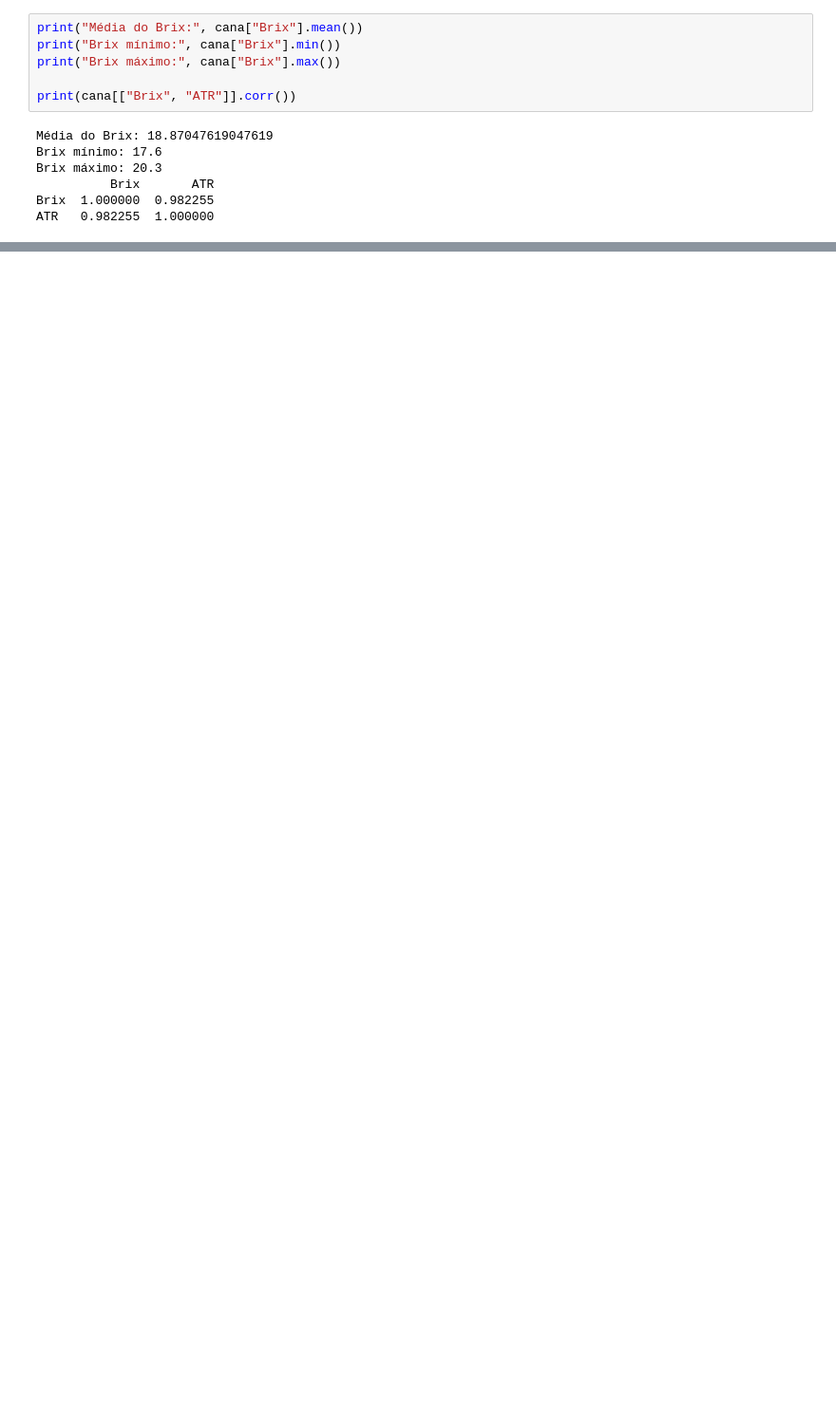
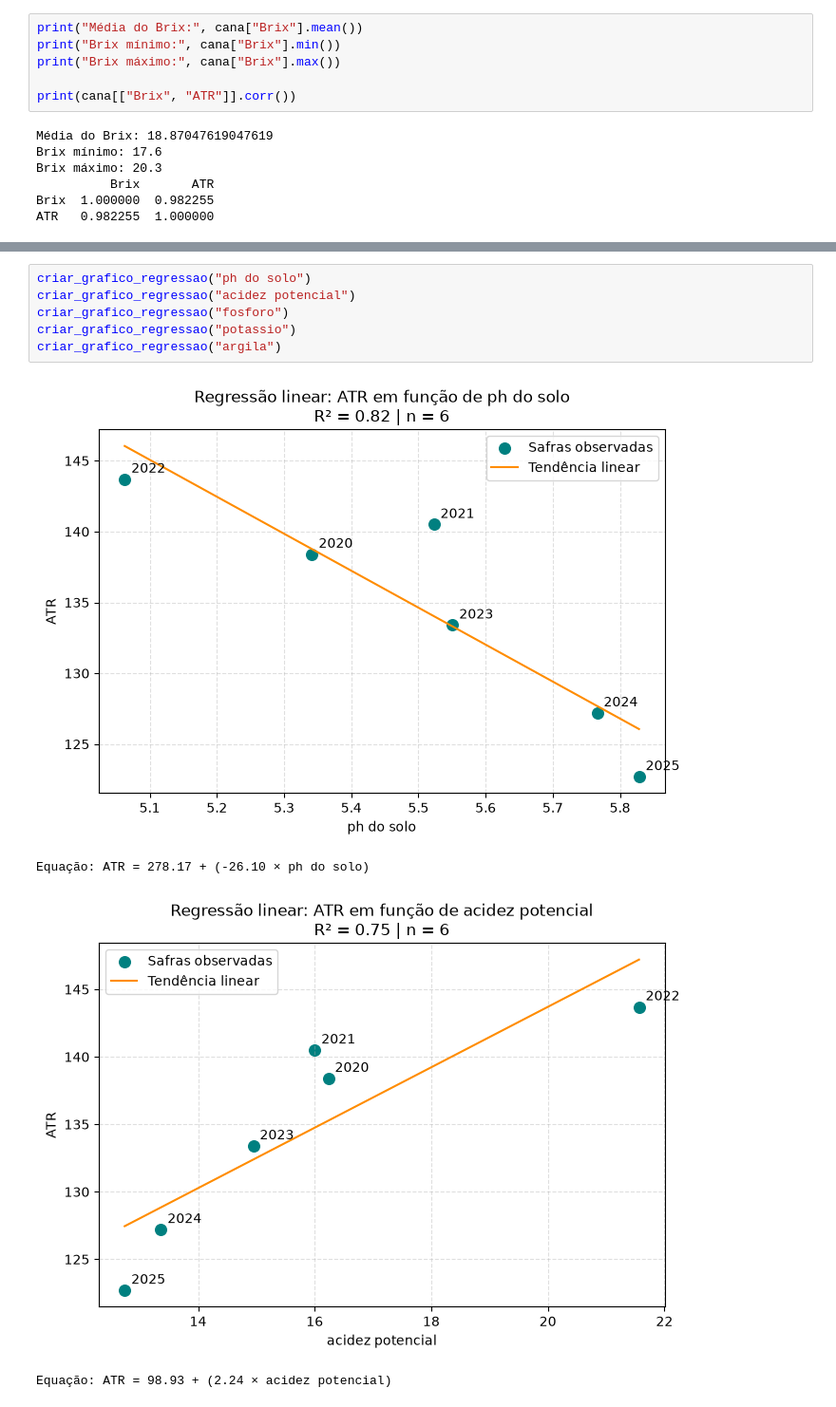
Before and after one commit to Yasmim-C/ProjetoIntegrador_I, a Jupyter notebook: notebooks/CYBEL.ipynb, the cells around one changed output, grey strips where cells are left out. Shown at 95% size. Saved outputs shown, nothing was run; the diff lists cells and outputs as text; blank space fills up the shorter version.

```diff
--- a/notebooks/CYBEL.ipynb
+++ b/notebooks/CYBEL.ipynb
@@ -751,0 +901,11 @@ ATR   0.982255  1.000000
+# %%
+criar_grafico_regressao("ph do solo")
+criar_grafico_regressao("acidez potencial")
+criar_grafico_regressao("fosforo")
+criar_grafico_regressao("potassio")
+criar_grafico_regressao("argila")
+# %% [output]
+[figure, added]
+Equação: ATR = 278.17 + (-26.10 × ph do solo)
+[figure, added]
+Equação: ATR = 98.93 + (2.24 × acidez potencial)
```
Also changed, not shown: parts of 13 cells of this notebook, 2 other files.
